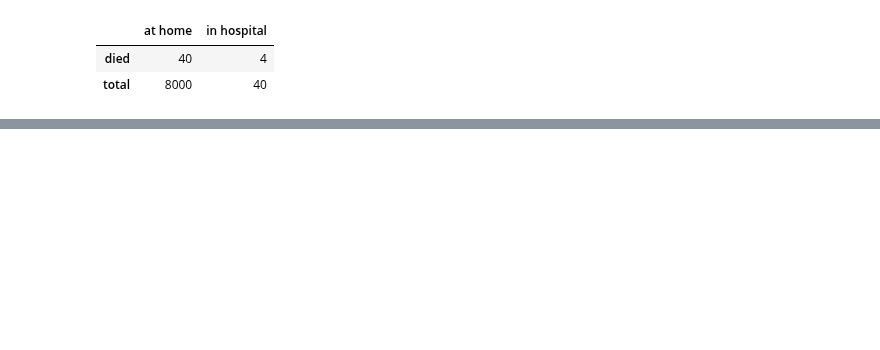
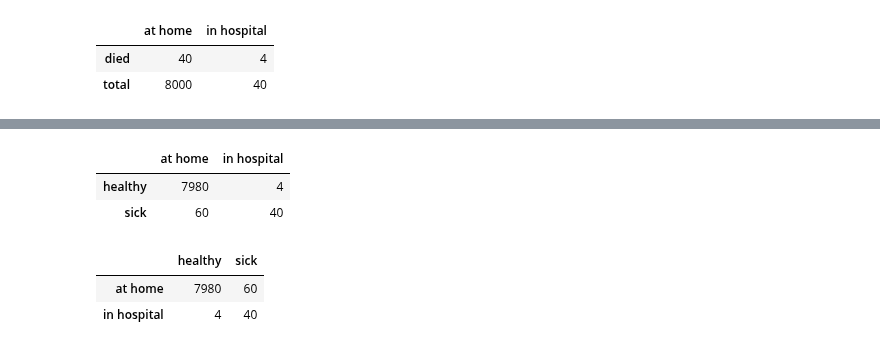
Before and after one commit to theredpea/udacity_notes, a Jupyter notebook: st101__2_Probability__12_Correlation_vs_Causation.ipynb, the cells around one changed output, grey strips where cells are left out. Saved outputs shown, nothing was run; the diff lists cells and outputs as text; code cells hidden in the pictures; blank space fills up the shorter version.

```diff
--- a/st101__2_Probability__12_Correlation_vs_Causation.ipynb
+++ b/st101__2_Probability__12_Correlation_vs_Causation.ipynb
@@ -205,11 +210,23 @@ sick_healthy_panel_p = pd.Panel({'in hospital': {
           'at home': {
               'sick' : {
                   'total': 40,
-                  'died': 7960
+                  'died': 20
               },
-              'died' : {
-                  'sick': 20,
-                  'healthy': 20
+              'healthy' : {
+                  'total': 7960,
+                  'died': 20
               }
           }
          })
+# %%
+sick_healthy_panel_p.sum()
+# %% [output]
+|  | at home | in hospital |
+| healthy | 7980 | 4 |
+| sick | 60 | 40 |
+# %%
+sick_healthy_panel_p.sum().T
+# %% [output]
+|  | healthy | sick |
+| at home | 7980 | 60 |
+| in hospital | 4 | 40 |
```
Also changed, not shown: parts of 13 cells of this notebook, 1 other file.
